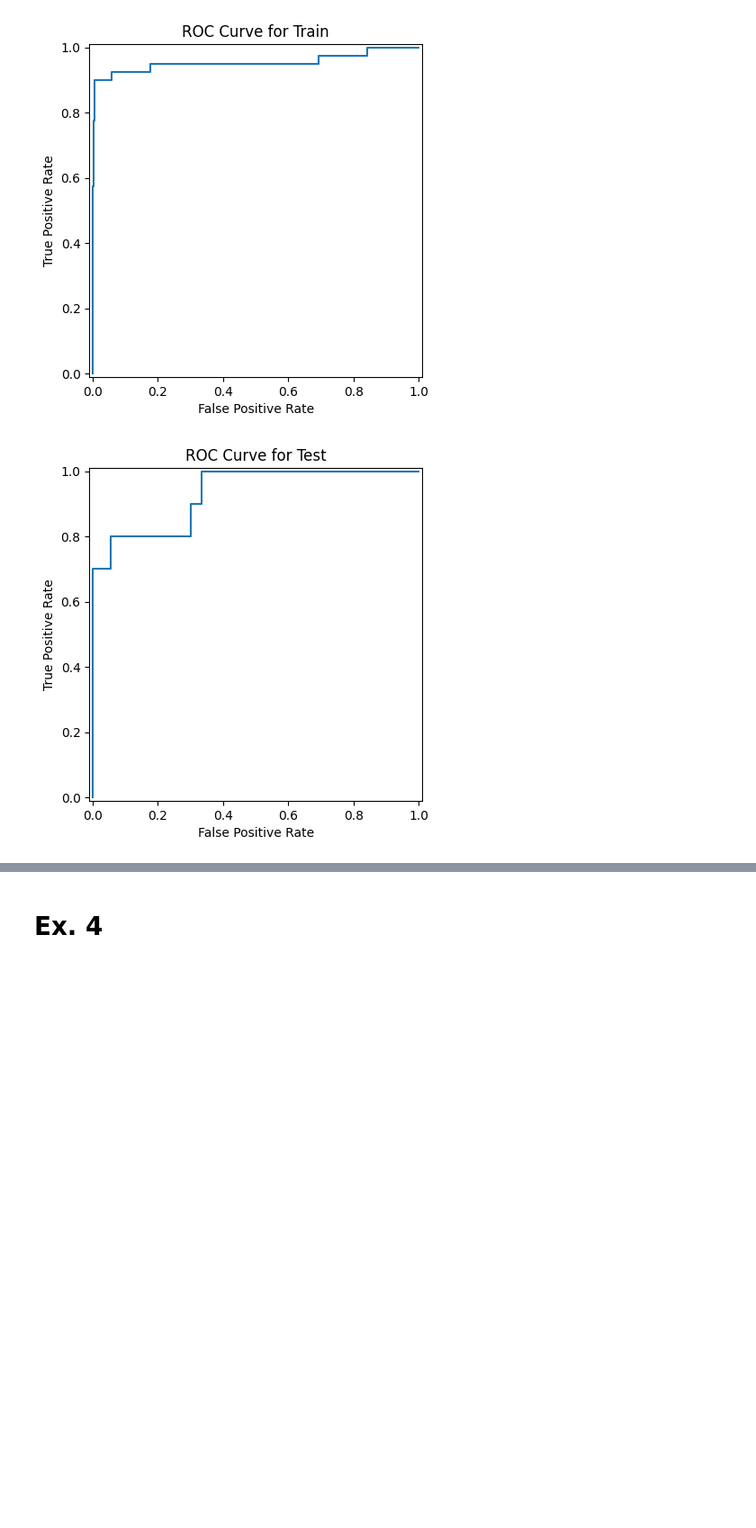
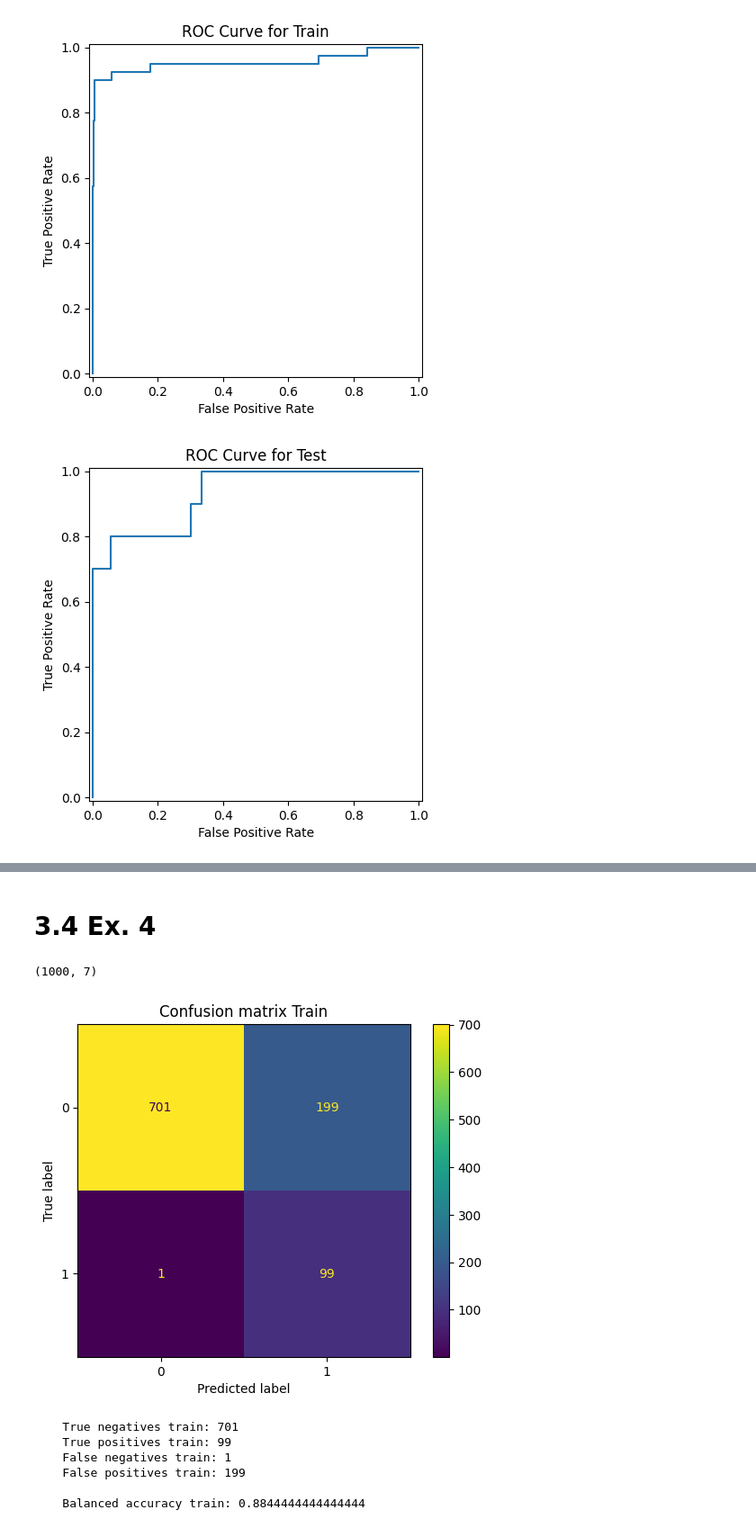
Before and after one commit to RealDream21/unibuc, a Jupyter notebook: AN 1 MASTER/AnomalyDetection/labs/lab1/main.ipynb, the cells around one changed output, grey strips where cells are left out. Shown at 90% size. Drawn from its saved outputs; the diff is of its cells as text; code cells hidden in the pictures; blank space fills up the shorter version.

```diff
--- a/AN 1 MASTER/AnomalyDetection/labs/lab1/main.ipynb
+++ b/AN 1 MASTER/AnomalyDetection/labs/lab1/main.ipynb
@@ -160,5 +161,5 @@ print(f"""
 # %%
 %%html
-<h1>Ex. 4</h1>
+<h1>3.4 Ex. 4</h1>
 # %% [output]
-Ex. 4
+3.4 Ex. 4
@@ -164,0 +202,44 @@ Ex. 4
+# %%
+def get_parameters(dim):
+    mean_vector = np.random.uniform(low=-5, high=5, size=dim)
+    covariance_matrix = np.random.rand(dim, dim)
+    covariance_matrix = covariance_matrix @ covariance_matrix.T
+    return mean_vector, covariance_matrix
+# %%
+dim = 7
+mean_vector, covariance_matrix = get_parameters(dim)
+gen = DatasetGenerator(mean_vector=mean_vector, covariance_matrix=covariance_matrix, contamination_rate=0.1, dim = dim)
+
+clean_samples, contaminated_samples, all_samples, labels = gen.get_n_samples(1000)
+# %%
+X_train = all_samples
+y_train = labels
+detector = ZScoreDetector()
+y_train_pred = detector.fit_predict(X_train, y_train)
+# %%
+print(X_train.shape)
+# %% [output]
+(1000, 7)
+# %%
+cm_train = confusion_matrix(y_train, y_train_pred)
+ConfusionMatrixDisplay(cm_train).plot()
+plt.title("Confusion matrix Train")
+plt.show()
+TPR_train = (cm_train[1, 1]) / (cm_train[1, 1] + cm_train[1, 0])
+TNR_train = (cm_train[0, 0]) / (cm_train[0, 0] + cm_train[0, 1])
+print(f"""
+    True negatives train: {cm_train[0, 0]}
+    True positives train: {cm_train[1, 1]}
+    False negatives train: {cm_train[1, 0]}
+    False positives train: {cm_train[0, 1]}
+
+    Balanced accuracy train: {(TPR_train + TNR_train) / 2}
+""")
+# %% [output]
+[figure, added]
+    True negatives train: 701
+    True positives train: 99
+    False negatives train: 1
+    False positives train: 199
+
+    Balanced accuracy train: 0.8844444444444444
```
Also changed, not shown: parts of 5 cells of this notebook, 1 other file.
